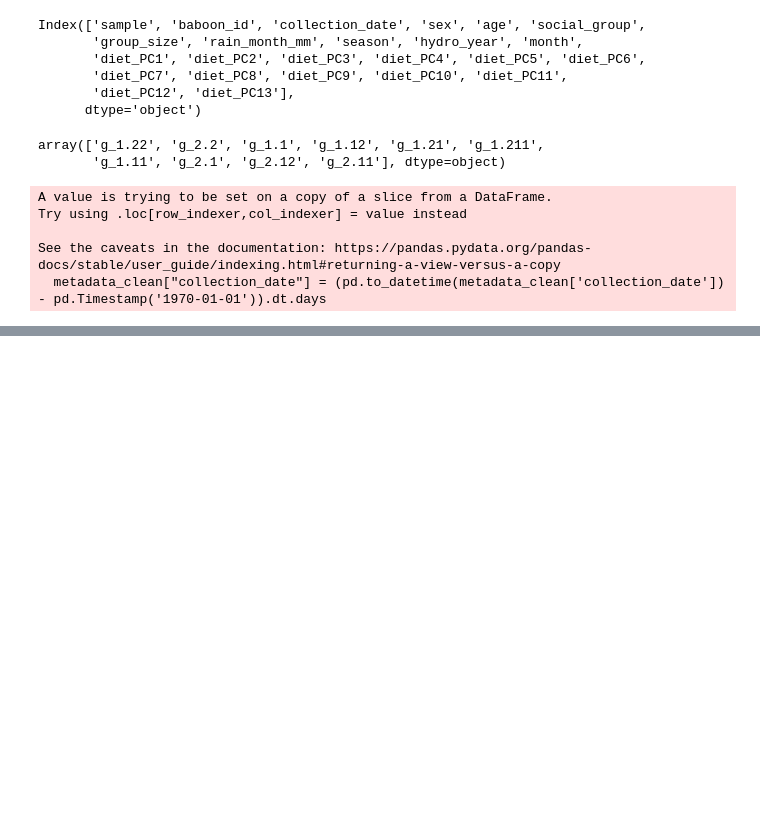
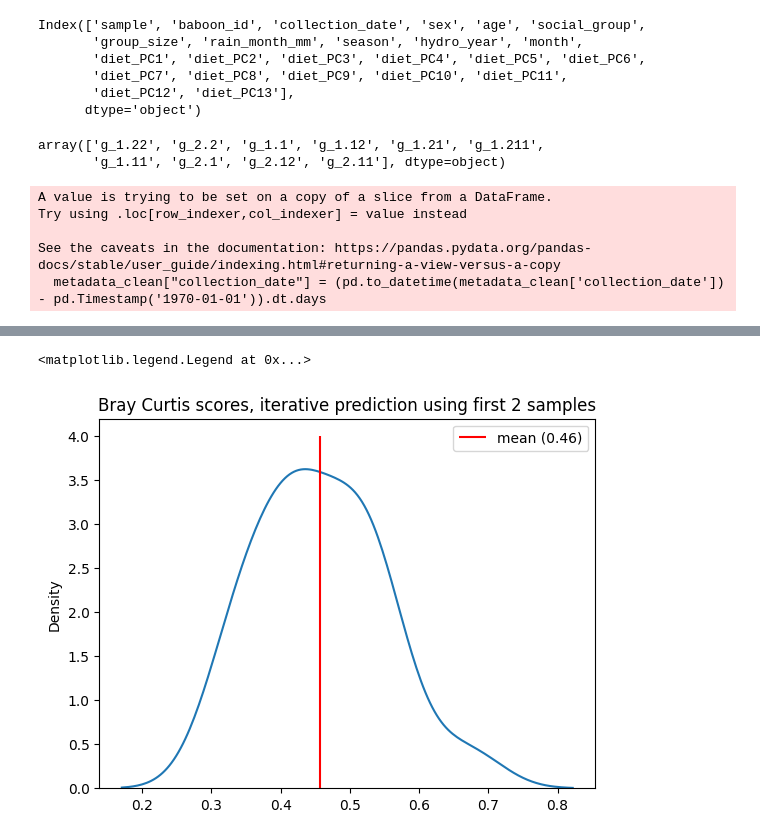
Before and after one commit to yuvaldotan/workshop_microbiome, a Jupyter notebook: Milestone2/model_pipeline.ipynb, the cells around one changed output, grey strips where cells are left out. Drawn from its saved outputs; the diff is of its cells as text; code cells hidden in the pictures; blank space fills up the shorter version.

```diff
--- a/Milestone2/model_pipeline.ipynb
+++ b/Milestone2/model_pipeline.ipynb
@@ -307,8 +93,0 @@ NameError: name 'iterative_res' is not defined
-# %%
-braycurtis_78_iterative = 0
-for i in range(111):
-    braycurtis_78_iterative += braycurtis(iterative_res[i], baboon_78_data.iloc[i].values)
-
-braycurtis_78_non_iterative = 0
-for i in range(111):
-    braycurtis_78_non_iterative += braycurtis(noninterative_res[i], baboon_78_data.iloc[i].values)
@@ -317,4 +93,0 @@ NameError: name 'iterative_res' is not defined
-# %%
-x = 0
-for i in range(10):
-    x += braycurtis(res[i], last_data.iloc[i].values)
@@ -333,4 +93,0 @@ non_iter_res = super_model.predict(Baboon_96.data, Baboon_96.metadata, iterative
-# %%
-y = 0
-for i in range(10):
-    y += braycurtis(non_iter_res[i], last_data.iloc[i].values)
@@ -395,0 +94,16 @@ f.shape
+# %%
+true_data = [baboon.data.iloc[2:] for baboon in test_baboon]
+known_data = [baboon.data.iloc[:2] for baboon in test_baboon]
+known_metadata = [baboon.metadata for baboon in test_baboon]
+
+bc_scores = []
+samples = 0
+for i in range(len(test_baboon)):
+    pred = super_model.predict(known_data[i], known_metadata[i], iterative = True)
+    bc = 0
+    samples += len(pred)
+    for j in range(len(pred)):
+        bc += braycurtis(pred.iloc[j].values, true_data[i].iloc[j].values)
+    print(bc / len(pred))
+    bc_scores.append(bc / len(pred))
+print(np.sum(bc_scores) / samples)
@@ -395,0 +128,8 @@ f.shape
+# %%
+sns.kdeplot(bc_scores)
+plt.vlines(np.mean(bc_scores), 0, 4, label =f"mean ({np.mean(bc_scores):.2f})", colors="red")
+plt.title("Bray Curtis scores, iterative prediction using first 2 samples")
+plt.legend()
+# %% [output]
+<matplotlib.legend.Legend at 0x...>
+[figure, added]
```
Also changed, not shown: parts of 32 cells of this notebook, 5 other files.
